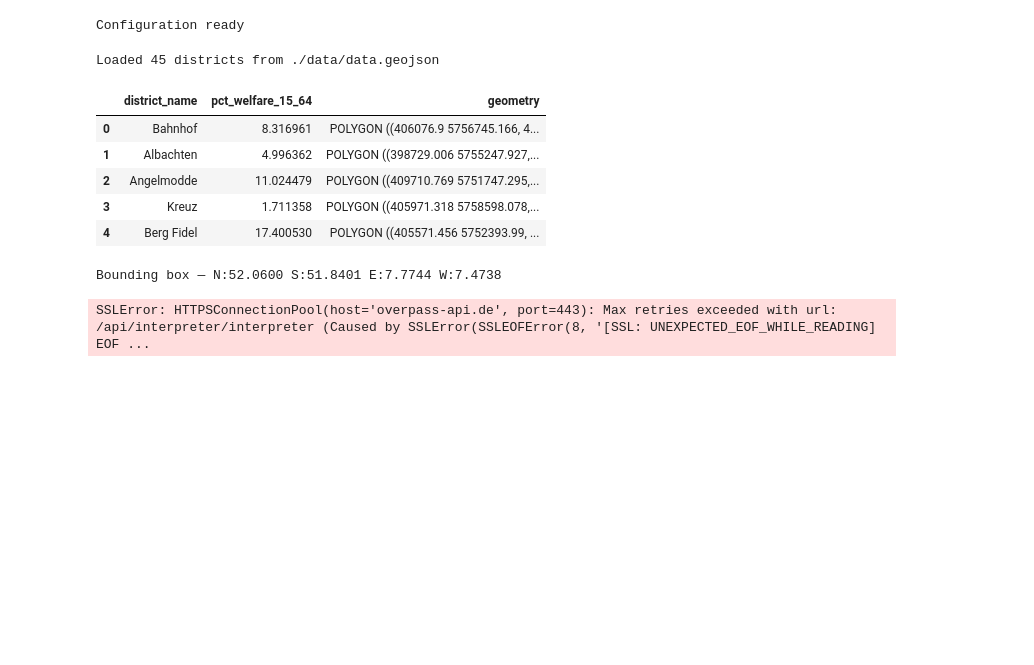
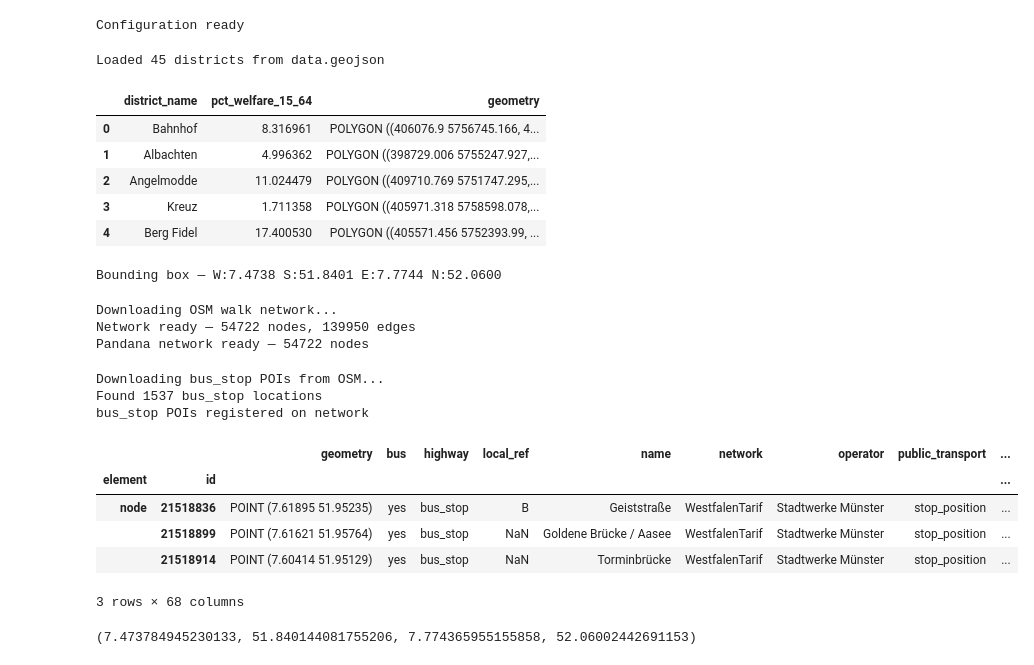
Before and after one commit to fillipefeitosa/spatialjustice_accessibility, a Jupyter notebook: notebooks/SocialAccessbility.ipynb, the cells around one changed output. Saved outputs shown, nothing was run; the diff lists cells and outputs as text; code cells hidden in the pictures; blank space fills up the shorter version.

```diff
--- a/notebooks/SocialAccessbility.ipynb
+++ b/notebooks/SocialAccessbility.ipynb
@@ -31,7 +39,7 @@ from pathlib import Path
 
 
 # --- Configuration ---
-DATA_FILE        = "./data/data.geojson"
+DATA_FILE        = "data.geojson"
 SOCIO_INDEX      = "pct_welfare_15_64"
 DISTRICT_NAME    = "district_name"
 POI_TYPE         = "bus_stop"
@@ -39,16 +47,12 @@ MAX_DISTANCE     = 1000   # meters — walking ~12 minutes
 NUM_POIS         = 5      # count opportunities within MAX_DISTANCE
 NETWORK_TYPE     = "walk"
 
-# ox.settings.overpass_url = (
-#     "https://overpass.kumi.systems/api/interpreter"
-# )
-
-
-
+# Overpass configurations, not normally needed
 ox.settings.overpass_url = "https://overpass-api.de/api/interpreter"
 
-ox.settings.requests_timeout = 300
+ox.settings.requests_timeout = 180
 ox.settings.use_cache = True
+ox.settings.log_console = True
 
 
 Path("reports").mkdir(exist_ok=True)
@@ -87,7 +91,7 @@ def load_geodata(filename: str) -> gpd.GeoDataFrame:
 gdf = load_geodata(DATA_FILE)
 gdf[[DISTRICT_NAME, SOCIO_INDEX, "geometry"]].head()
 # %% [output]
-Loaded 45 districts from ./data/data.geojson
+Loaded 45 districts from data.geojson
 |  | district_name | pct_welfare_15_64 | geometry |
 | 0 | Bahnhof | 8.316961 | POLYGON ((406076.9 5756745.166, 4... |
 | 1 | Albachten | 4.996362 | POLYGON ((398729.006 5755247.927,... |
@@ -102,7 +106,7 @@ Loaded 45 districts from ./data/data.geojson
 def get_bbox_wgs84(gdf: gpd.GeoDataFrame) -> tuple:
     """
     Converts the GeoDataFrame extent to WGS84 and returns
-    the bounding box as (north, south, east, west).
+    the bounding box as (west, south, east, north).
 
     osmnx requires lat/lon coordinates — we convert here
     once and reuse the result for all OSM downloads.
@@ -112,17 +116,17 @@ def get_bbox_wgs84(gdf: gpd.GeoDataFrame) -> tuple:
         gdf: GeoDataFrame in any projected CRS
 
     Returns:
-        (north, south, east, west) in decimal degrees
+        (west, south, east, north) in decimal degrees
     """
     gdf_wgs84 = gdf.to_crs(epsg=4326)
     west, south, east, north = gdf_wgs84.total_bounds
-    print(f"Bounding box — N:{north:.4f} S:{south:.4f} E:{east:.4f} W:{west:.4f}")
-    return north, south, east, west
+    print(f"Bounding box — W:{west:.4f} S:{south:.4f} E:{east:.4f} N:{north:.4f}")
+    return west, south, east, north
 
 
 bbox = get_bbox_wgs84(gdf)
 # %% [output]
-Bounding box — N:52.0600 S:51.8401 E:7.7744 W:7.4738
+Bounding box — W:7.4738 S:51.8401 E:7.7744 N:52.0600
 # %%
 # ============================================================
 # STEP 3 — Download OSM street network and build pandana graph
@@ -139,10 +143,9 @@ def download_network(bbox: tuple, network_type: str = "walk"):
     Returns:
         osmnx MultiDiGraph
     """
-    north, south, east, west = bbox
     print(f"Downloading OSM {network_type} network...")
     graph = ox.graph_from_bbox(
-        bbox=(north, south, east, west),
+        bbox,
         network_type=network_type
     )
     print(f"Network ready — {len(graph.nodes)} nodes, {len(graph.edges)} edges")
@@ -178,13 +181,15 @@ def build_pandana_network(graph) -> pandana.Network:
     return network
 
 
-# graph   = download_network(bbox, network_type=NETWORK_TYPE)
-graph = ox.graph_from_place(
-    "Münster, Germany",
-    network_type="bike"
-)
-# graph = ox.graph_from_("./muenster-regbez-260525.osm.pbf")
+graph   = download_network(bbox, network_type=NETWORK_TYPE)
+# It's also possible to crete graphs from named places, like:
+# graph = ox.graph_from_place(
+#     "Münster, Germany",
+#     network_type="bike"
+# )
 network = build_pandana_network(graph)
 # %% [output]
-SSLError: HTTPSConnectionPool(host='overpass-api.de', port=443): Max retries exceeded with url: /api/interpreter/interpreter (Caused by SSLError(SSLEOFError(8, '[SSL: UNEXPECTED_EOF_WHILE_READING] EOF ...
+Downloading OSM walk network...
+Network ready — 54722 nodes, 139950 edges
+Pandana network ready — 54722 nodes
 # %%
@@ -226,12 +231,12 @@ def download_pois(bbox: tuple, poi_type: str) -> gpd.GeoDataFrame:
             f"Available: {list(POI_TAGS.keys())}"
         )
 
-    north, south, east, west = bbox
+
     tags = POI_TAGS[poi_type]
 
     print(f"Downloading {poi_type} POIs from OSM...")
     pois = ox.features_from_bbox(
-        bbox=(north, south, east, west),
+        bbox=bbox,
         tags=tags
     )
     pois = pois.to_crs(epsg=4326)
@@ -248,30 +253,44 @@ def register_pois(
     max_items:    int   = NUM_POIS,
 ) -> None:
     """
     Registers POI locations on the pandana network.
     Must be called before compute_accessibility.
 
     max_distance and max_items here must match what
     is later passed to nearest_pois — they define the
     search space pandana prepares internally.
 
     Args:
         network:      pandana Network object
         pois:         GeoDataFrame of POI points in WGS84
         poi_type:     category name matching POI_TAGS
         max_distance: maximum search radius in meters
         max_items:    maximum number of POIs to return per node
     """
     network.set_pois(
         category=poi_type,
         maxdist=max_distance,
         maxitems=max_items,
         x_col=pois.geometry.x,
         y_col=pois.geometry.y,
     )
     print(f"{poi_type} POIs registered on network")
 
 
 pois = download_pois(bbox, POI_TYPE)
 register_pois(network, pois, POI_TYPE)
 pois.head(3)
+# %% [output]
+Downloading bus_stop POIs from OSM...
+Found 1537 bus_stop locations
+bus_stop POIs registered on network
+|  |  | geometry | bus | highway | local_ref | name | network | operator | public_transport | ... |
+| element | id |  |  |  |  |  |  |  |  | ... |
+| node | 21518836 | POINT (7.61895 51.95235) | yes | bus_stop | B | Geiststraße | WestfalenTarif | Stadtwerke Münster | stop_position | ... |
+|  | 21518899 | POINT (7.61621 51.95764) | yes | bus_stop | NaN | Goldene Brücke / Aasee | WestfalenTarif | Stadtwerke Münster | stop_position | ... |
+|  | 21518914 | POINT (7.60414 51.95129) | yes | bus_stop | NaN | Torminbrücke | WestfalenTarif | Stadtwerke Münster | stop_position | ... |
+3 rows × 68 columns
+# %%
+bbox
+# %% [output]
+(7.473784945230133, 51.840144081755206, 7.774365955155858, 52.06002442691153)
```
Also changed, not shown: parts of 8 cells of this notebook, 3 other files.
